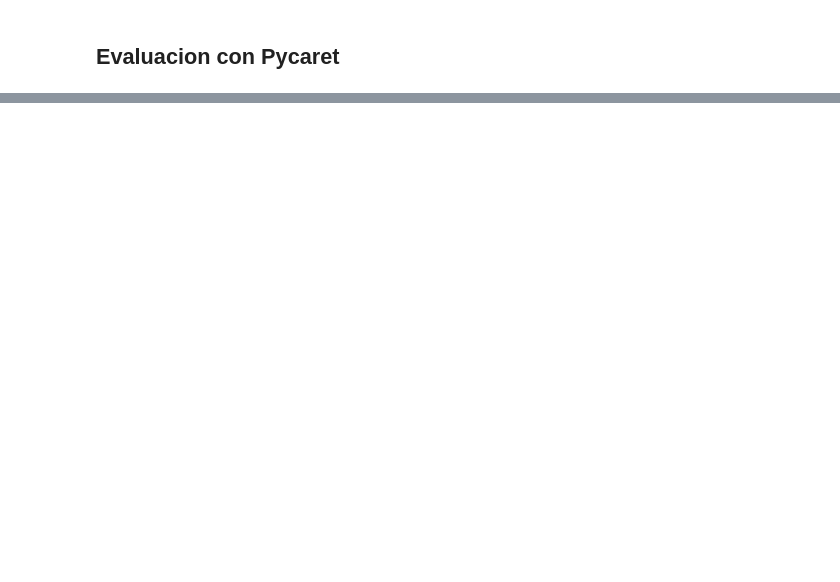
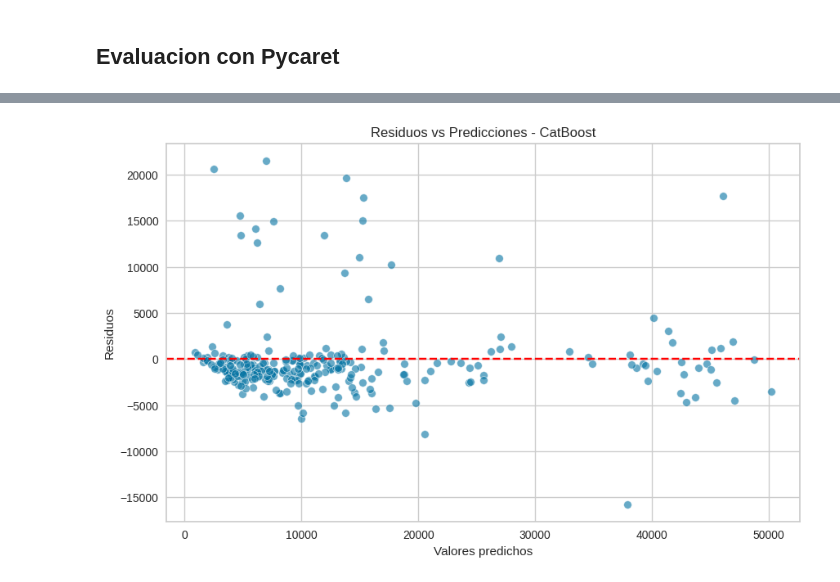
Before and after one commit to david37432/Reto2AprendizajeMaquina, a Jupyter notebook: Regresión_lineal_multiple_recargos (1).ipynb, the cells around one changed output, grey strips where cells are left out. Drawn from its saved outputs; the diff is of its cells as text; code cells hidden in the pictures; blank space fills up the shorter version.

Commit message:
Realización mejores modelos

```diff
--- a/Regresión_lineal_multiple_recargos (1).ipynb
+++ b/Regresión_lineal_multiple_recargos (1).ipynb
@@ -977,0 +1171,16 @@ ImportError: cannot import name '_print_elapsed_time' from 'sklearn.utils' (C:\U
+# %%
+from catboost import CatBoostRegressor
+
+# CatBoost maneja automáticamente variables categóricas si se especifican sus índices o nombres
+categorical_features_indices = [X_train.columns.get_loc(col) for col in ['sex', 'region']]
+
+modelo_cat = CatBoostRegressor(
+    iterations=500,
+    learning_rate=0.1,
+    depth=6,
+    random_seed=42,
+    verbose=False
+)
+
+modelo_cat.fit(X_train, y_train, cat_features=categorical_features_indices)
+y_pred_cat = modelo_cat.predict(X_test)
@@ -977,0 +1199,12 @@ ImportError: cannot import name '_print_elapsed_time' from 'sklearn.utils' (C:\U
+# %%
+residuos_cat = y_test - y_pred_cat
+
+plt.figure(figsize=(10, 6))
+sns.scatterplot(x=y_pred_cat, y=residuos_cat, alpha=0.6)
+plt.axhline(0, color='red', linestyle='--')
+plt.xlabel('Valores predichos')
+plt.ylabel('Residuos')
+plt.title('Residuos vs Predicciones - CatBoost')
+plt.show()
+# %% [output]
+[figure, added]
```
Also changed, not shown: parts of 74 cells of this notebook, 5 other files.
